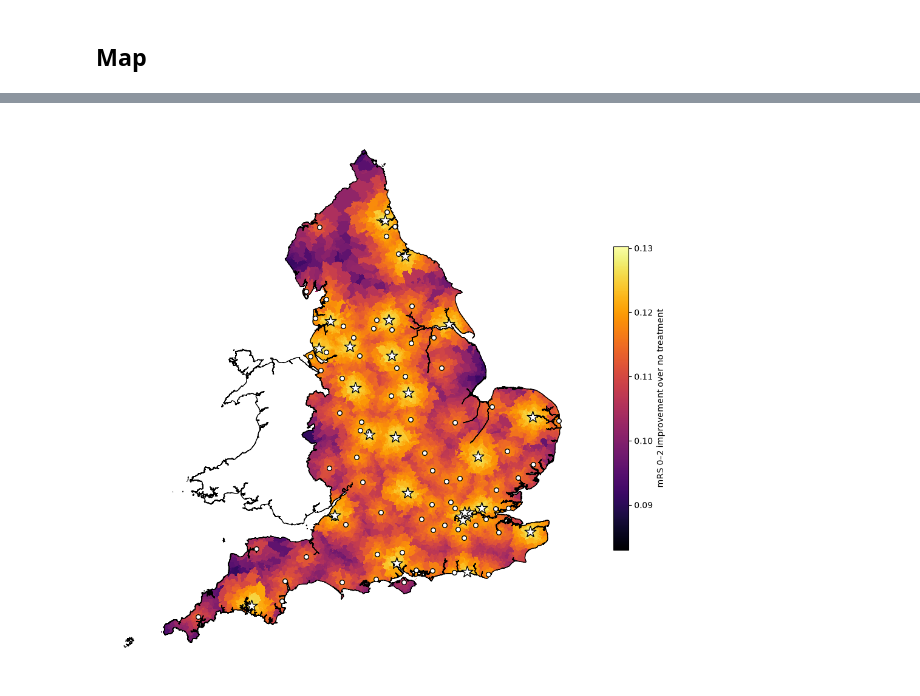
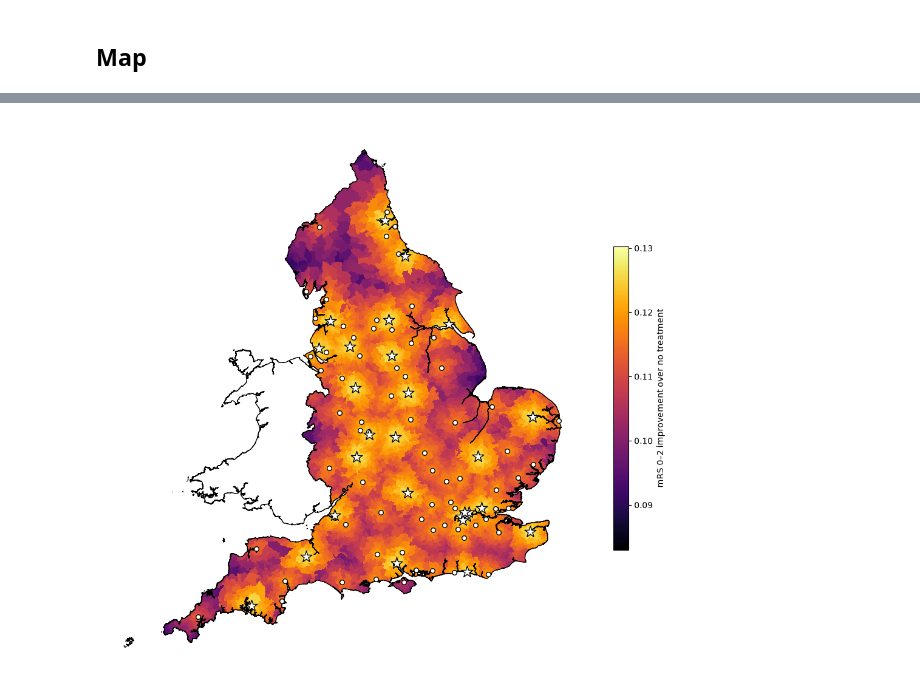
Before and after one commit to stroke-optimist/thrombectomy_location_2026, a Jupyter notebook: single_run.ipynb, the cells around one changed output, grey strips where cells are left out. Saved outputs shown, nothing was run; the diff lists cells and outputs as text; code cells hidden in the pictures.

Commit message:
Allow for new MT centres

```diff
--- a/single_run.ipynb
+++ b/single_run.ipynb
@@ -18,3 +16,6 @@ SCENARIO_NAME = 'current_hospitals'
+# %%
+SCENARIO_NAME = 'taunton_and_worcester'
+NEW_MT_CENTRES = ['TA15DA', 'WR51DD']
 # %%
 # Allow for a travel bias time (minutes) to MT centres
 MT_travel_bias = 5
@@ -172,3 +173,8 @@ hospitals_gdf = geopandas.GeoDataFrame(
 
 hospitals_gdf = hospitals_gdf.loc[hospitals_gdf["Country"] == "England"]
 hospitals_gdf.head()
+
+# Change 'Use_MT' values for new MT centres to hospitals_gdf
+if len(NEW_MT_CENTRES) > 0:
+    for new_mt_centre in NEW_MT_CENTRES:
+        hospitals_gdf.loc[hospitals_gdf['Postcode'] == new_mt_centre, 'Use_MT'] = 1
@@ -188,7 +187,7 @@ from matplotlib.cm import ScalarMappable
 
 column = 'drip_ship_mrs_0-2_improvement_over_no_treatment'
 values = pd.to_numeric(data[column], errors='coerce').astype(float)
-values = values.where(np.isfinite(values))
+valid_values = values.where(np.isfinite(values))
 
 vmin, vmax = valid_values.min(), valid_values.max()
 if vmin == vmax:
@@ -211,31 +210,31 @@ data.plot(
     antialiased=False,
     linewidth=0,
 )
 
 england.plot(ax=ax, edgecolor='k', facecolor='none', linewidth=1)
 
 ivt_mask = pd.to_numeric(hospitals_gdf['Use_IVT'], errors='coerce').eq(1)
 mt_mask = pd.to_numeric(hospitals_gdf['Use_MT'], errors='coerce').eq(1)
 
 hospitals_gdf.loc[ivt_mask].plot(
     ax=ax, edgecolor='k', facecolor='w', markersize=30, marker='o', zorder=99
 )
 hospitals_gdf.loc[mt_mask].plot(
     ax=ax, edgecolor='k', facecolor='w', markersize=200, marker='*', zorder=99
 )
 
 fig.colorbar(
     ScalarMappable(norm=norm, cmap=cmap),
     ax=ax,
     shrink=0.5,
     label='mRS 0–2 improvement over no treatment',
 )
 
 #ax.margins(0)
 ax.apply_aspect()
 ax.set_axis_off()
 plt.subplots_adjust(left=0.01, right=1.0, bottom=0.0, top=1.0)
 plt.savefig(f'./output/map_drip_ship_mrs_0-2_improvement_over_no_treatment_{SCENARIO_NAME}.png', dpi=300, bbox_inches='tight')
 plt.show()
 # %% [output]
-[figure, old version]
+[figure, new version]
```
Also changed, not shown: parts of 5 cells of this notebook, 4 other files.
